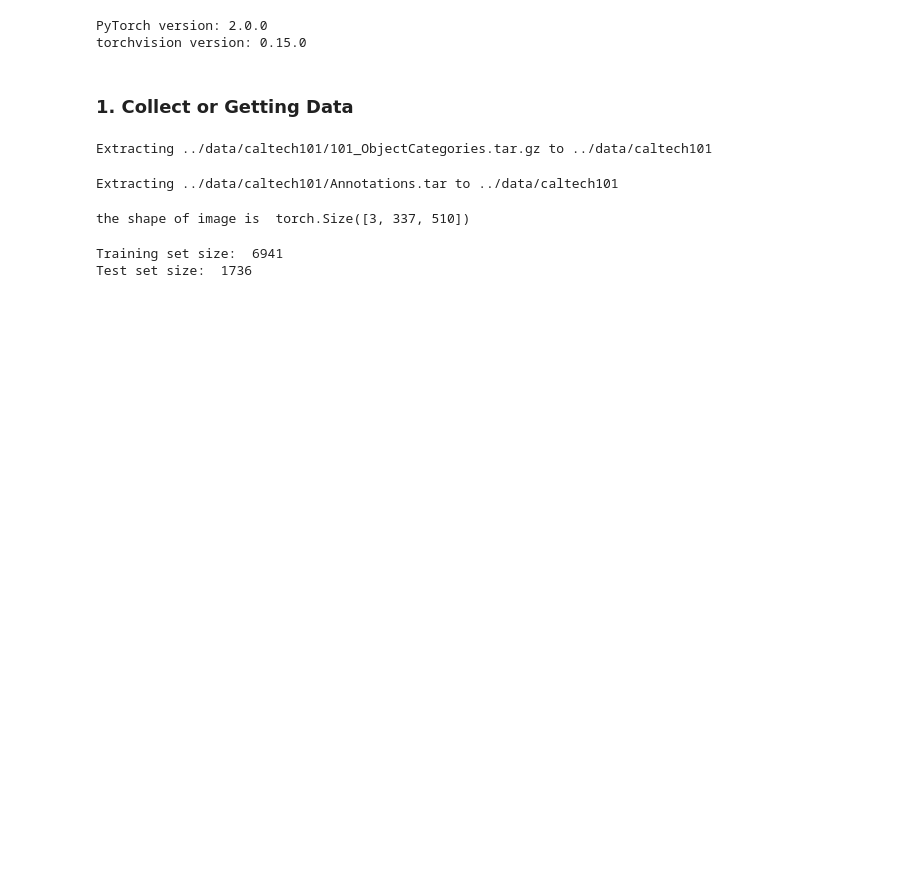
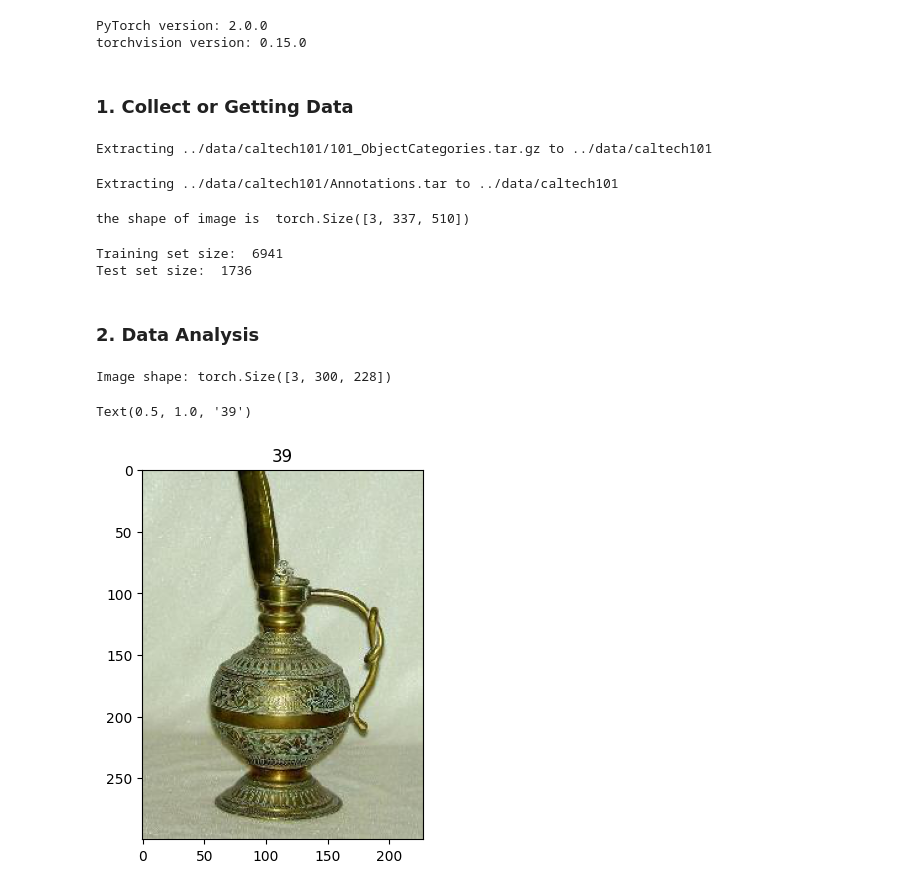
Before and after one commit to abdonasser-en/Learn-pytorch, a Jupyter notebook: codes/pytorch_ml_project.ipynb, the cells around one changed output. Cells and saved outputs as stored; diff of their text form; code cells hidden in the pictures; blank space fills up the shorter version.

```diff
--- a/codes/pytorch_ml_project.ipynb
+++ b/codes/pytorch_ml_project.ipynb
@@ -83,3 +87,14 @@ print(f"Test set size: ",len(test_dataset))
 # %% [output]
 Training set size:  6941
 Test set size:  1736
+# %% [markdown]
+### 2. Data Analysis
+# %%
+image, label = train_dataset[0]
+print(f"Image shape: {image.shape}")
+plt.imshow(image.permute(1,2,0))# image shape is [3, 300, 228] (colour channels, height, width)
+plt.title(label)
+# %% [output]
+Image shape: torch.Size([3, 300, 228])
+Text(0.5, 1.0, '39')
+[figure, added]
```
Also changed, not shown: parts of 1 cell of this notebook.
